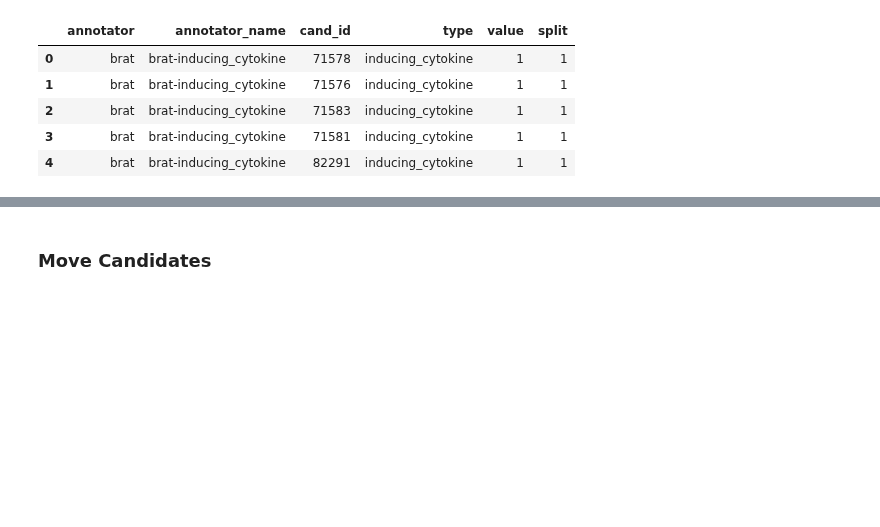
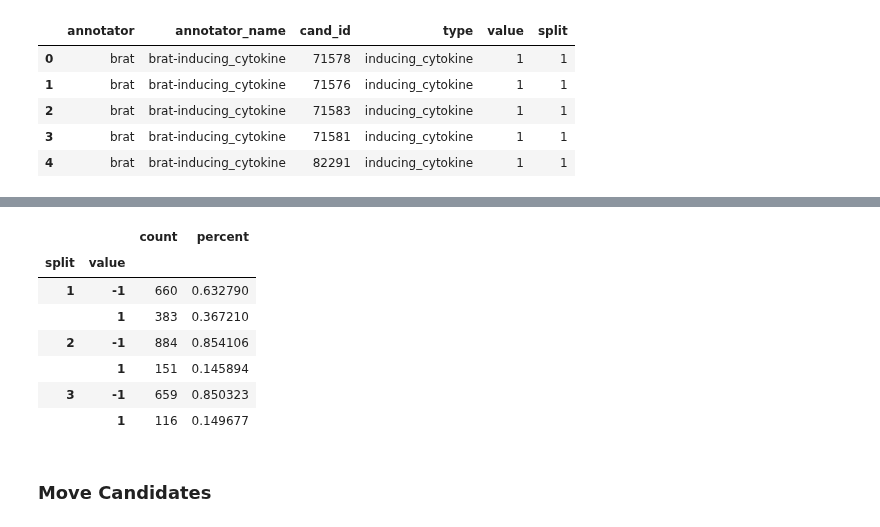
Before and after one commit to hammerlab/t-cell-relation-extraction, a Jupyter notebook: pipeline/07-candidate-splits.ipynb, the cells around one changed output, grey strips where cells are left out. Drawn from its saved outputs; the diff is of its cells as text; code cells hidden in the pictures; blank space fills up the shorter version.

```diff
--- a/pipeline/07-candidate-splits.ipynb
+++ b/pipeline/07-candidate-splits.ipynb
@@ -482,3 +463,17 @@ dfgs.groupby(['annotator', 'type', 'split', 'value']).size().unstack()
+# %%
+pd.concat([
+    dfgs.groupby(['split'])['value'].value_counts().rename('count'),
+    dfgs.groupby(['split'])['value'].value_counts(normalize=True).rename('percent')
+], axis=1)
+# %% [output]
+|  |  | count | percent |
+| split | value |  |  |
+| 1 | -1 | 660 | 0.632790 |
+|  | 1 | 383 | 0.367210 |
+| 2 | -1 | 884 | 0.854106 |
+|  | 1 | 151 | 0.145894 |
+| 3 | -1 | 659 | 0.850323 |
+|  | 1 | 116 | 0.149677 |
 # %% [markdown]
 ### Move Candidates
 # %%
```
Also changed, not shown: parts of 20 cells of this notebook, 6 other files.
